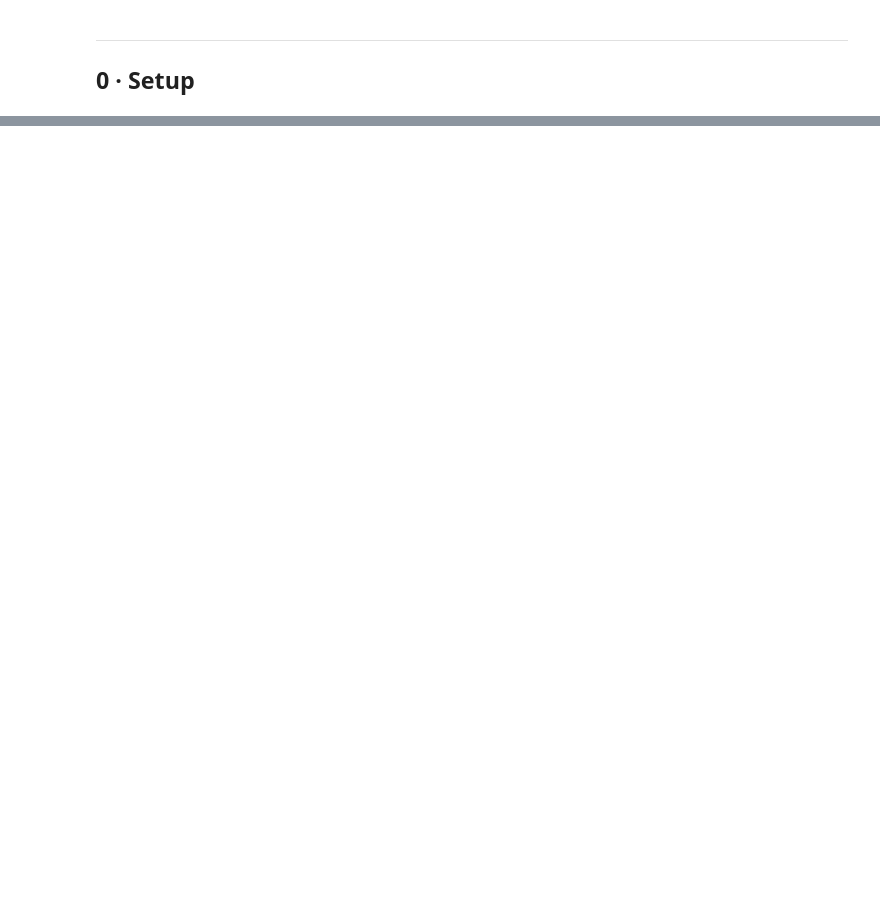
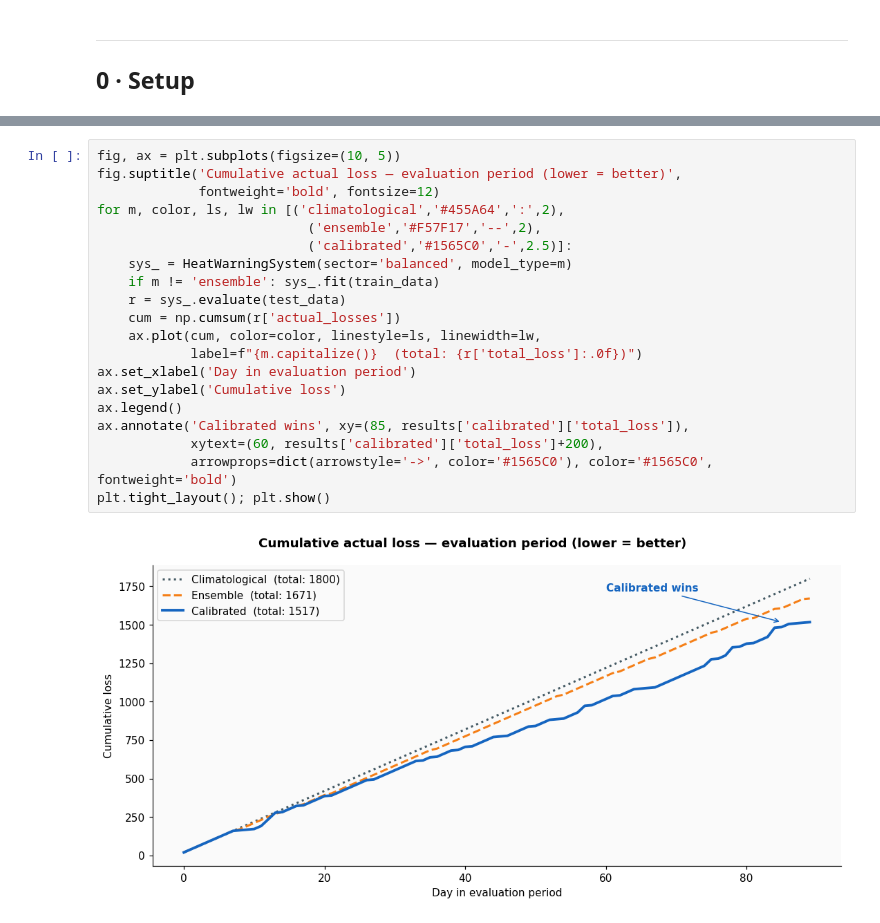
Before and after one commit to Penrheol/Sri_Lanka_Heat_Colombo, a Jupyter notebook: heat_ews_demo.ipynb, the cells around one changed output, grey strips where cells are left out. Drawn from its saved outputs; the diff is of its cells as text; blank space fills up the shorter version.

```diff
--- a/heat_ews_demo.ipynb
+++ b/heat_ews_demo.ipynb
@@ -609,0 +297,22 @@ print(f'POD: {results["POD"]:.2f}  FAR: {results["FAR"]:.2f}')
+# %%
+fig, ax = plt.subplots(figsize=(10, 5))
+fig.suptitle('Cumulative actual loss — evaluation period (lower = better)',
+             fontweight='bold', fontsize=12)
+for m, color, ls, lw in [('climatological','#455A64',':',2),
+                           ('ensemble','#F57F17','--',2),
+                           ('calibrated','#1565C0','-',2.5)]:
+    sys_ = HeatWarningSystem(sector='balanced', model_type=m)
+    if m != 'ensemble': sys_.fit(train_data)
+    r = sys_.evaluate(test_data)
+    cum = np.cumsum(r['actual_losses'])
+    ax.plot(cum, color=color, linestyle=ls, linewidth=lw,
+            label=f"{m.capitalize()}  (total: {r['total_loss']:.0f})")
+ax.set_xlabel('Day in evaluation period')
+ax.set_ylabel('Cumulative loss')
+ax.legend()
+ax.annotate('Calibrated wins', xy=(85, results['calibrated']['total_loss']),
+            xytext=(60, results['calibrated']['total_loss']+200),
+            arrowprops=dict(arrowstyle='->', color='#1565C0'), color='#1565C0', fontweight='bold')
+plt.tight_layout(); plt.show()
+# %% [output]
+[figure, added]
```
Also changed, not shown: parts of 58 cells of this notebook, 7 other files.
